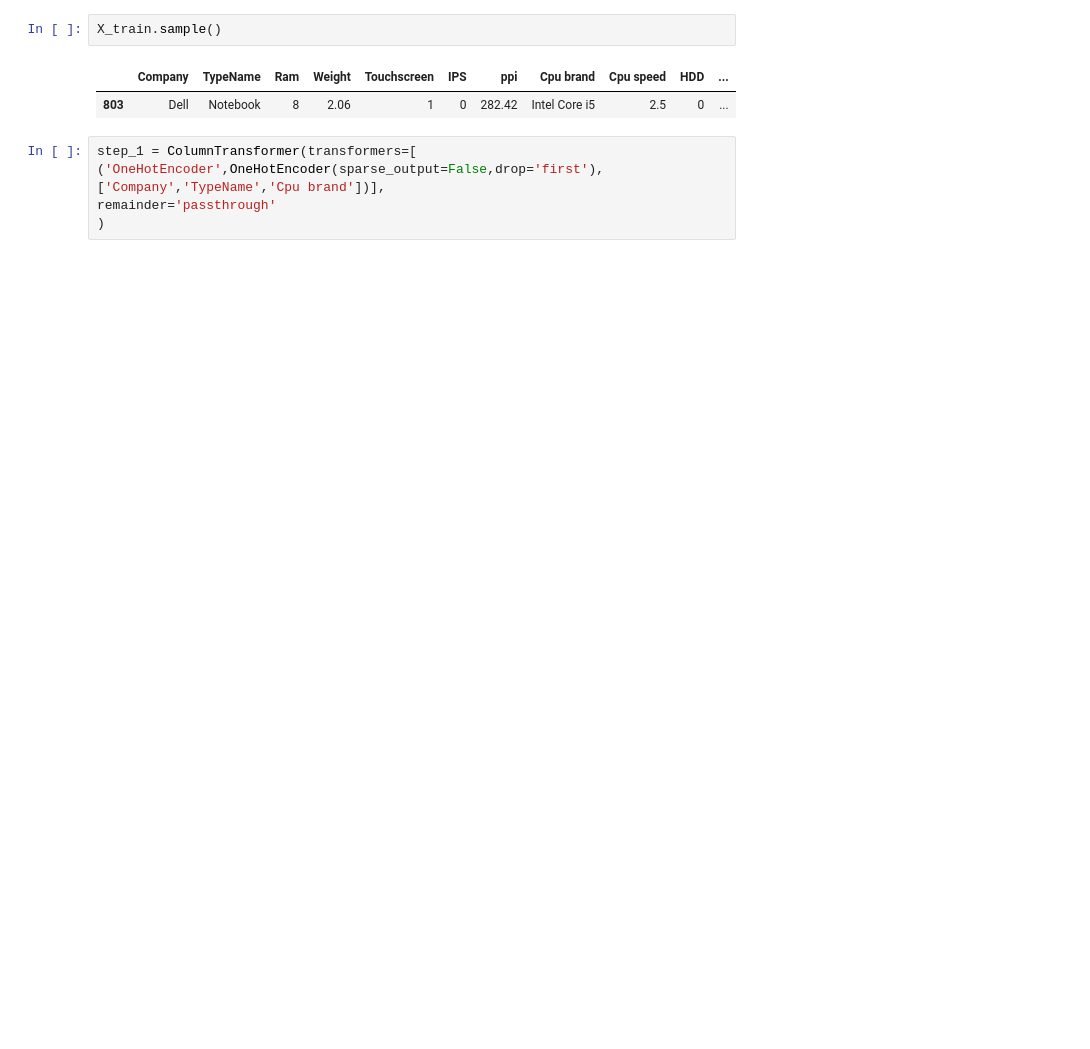
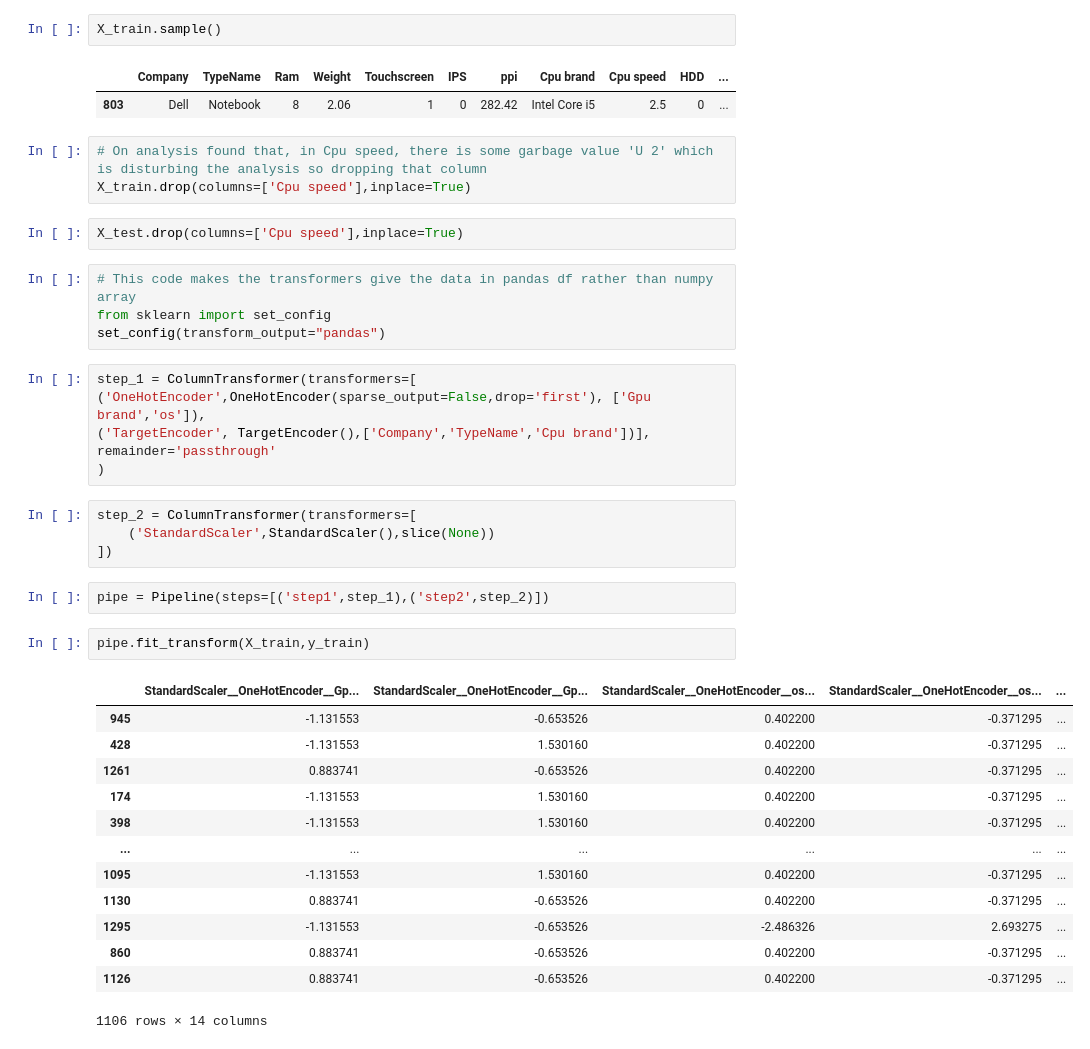
Before and after one commit to gvsreekar/Laptop-price-prediction, a Jupyter notebook: notebooks/model.ipynb, the cells around one changed output. Saved outputs shown, nothing was run; the diff lists cells and outputs as text; blank space fills up the shorter version.

Commit message:
encoding and scaling transformers done

```diff
--- a/notebooks/model.ipynb
+++ b/notebooks/model.ipynb
@@ -762,8 +765,40 @@ X_train.sample()
 # %% [output]
 |  | Company | TypeName | Ram | Weight | Touchscreen | IPS | ppi | Cpu brand | Cpu speed | HDD | ... |
 | 803 | Dell | Notebook | 8 | 2.06 | 1 | 0 | 282.42 | Intel Core i5 | 2.5 | 0 | ... |
+# %%
+# On analysis found that, in Cpu speed, there is some garbage value 'U 2' which is disturbing the analysis so dropping that column
+X_train.drop(columns=['Cpu speed'],inplace=True)
+# %%
+X_test.drop(columns=['Cpu speed'],inplace=True)
+# %%
+# This code makes the transformers give the data in pandas df rather than numpy array
+from sklearn import set_config
+set_config(transform_output="pandas")
 # %%
 step_1 = ColumnTransformer(transformers=[
-('OneHotEncoder',OneHotEncoder(sparse_output=False,drop='first'), ['Company','TypeName','Cpu brand'])],
+('OneHotEncoder',OneHotEncoder(sparse_output=False,drop='first'), ['Gpu brand','os']),
+('TargetEncoder', TargetEncoder(),['Company','TypeName','Cpu brand'])],
 remainder='passthrough'
 )
+# %%
+step_2 = ColumnTransformer(transformers=[
+    ('StandardScaler',StandardScaler(),slice(None))
+])
+# %%
+pipe = Pipeline(steps=[('step1',step_1),('step2',step_2)])
+# %%
+pipe.fit_transform(X_train,y_train)
+# %% [output]
+|  | StandardScaler__OneHotEncoder__Gp... | StandardScaler__OneHotEncoder__Gp... | StandardScaler__OneHotEncoder__os... | StandardScaler__OneHotEncoder__os... | ... |
+| 945 | -1.131553 | -0.653526 | 0.402200 | -0.371295 | ... |
+| 428 | -1.131553 | 1.530160 | 0.402200 | -0.371295 | ... |
+| 1261 | 0.883741 | -0.653526 | 0.402200 | -0.371295 | ... |
+| 174 | -1.131553 | 1.530160 | 0.402200 | -0.371295 | ... |
+| 398 | -1.131553 | 1.530160 | 0.402200 | -0.371295 | ... |
+| ... | ... | ... | ... | ... | ... |
+| 1095 | -1.131553 | 1.530160 | 0.402200 | -0.371295 | ... |
+| 1130 | 0.883741 | -0.653526 | 0.402200 | -0.371295 | ... |
+| 1295 | -1.131553 | -0.653526 | -2.486326 | 2.693275 | ... |
+| 860 | 0.883741 | -0.653526 | 0.402200 | -0.371295 | ... |
+| 1126 | 0.883741 | -0.653526 | 0.402200 | -0.371295 | ... |
+1106 rows × 14 columns
```
Also changed, not shown: parts of 1 cell of this notebook.
